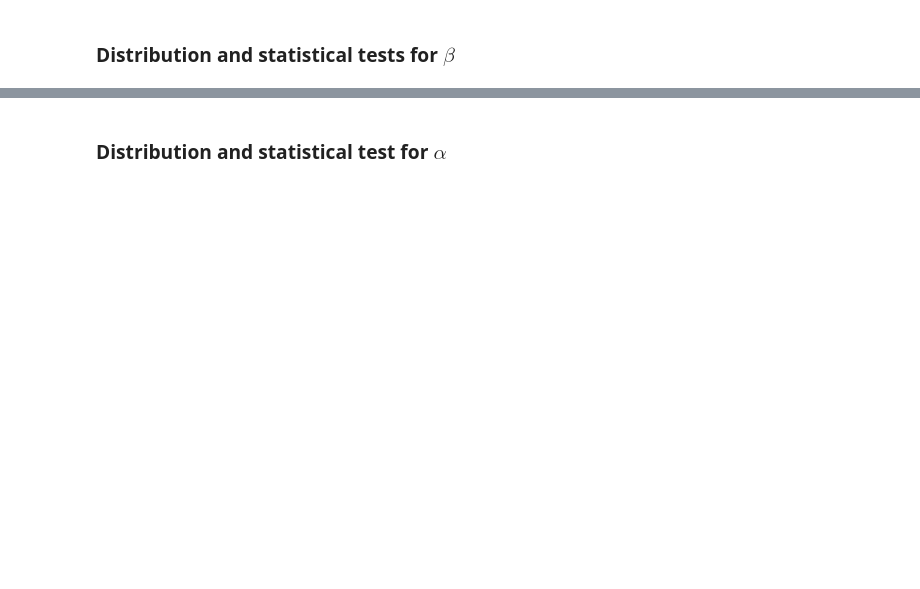
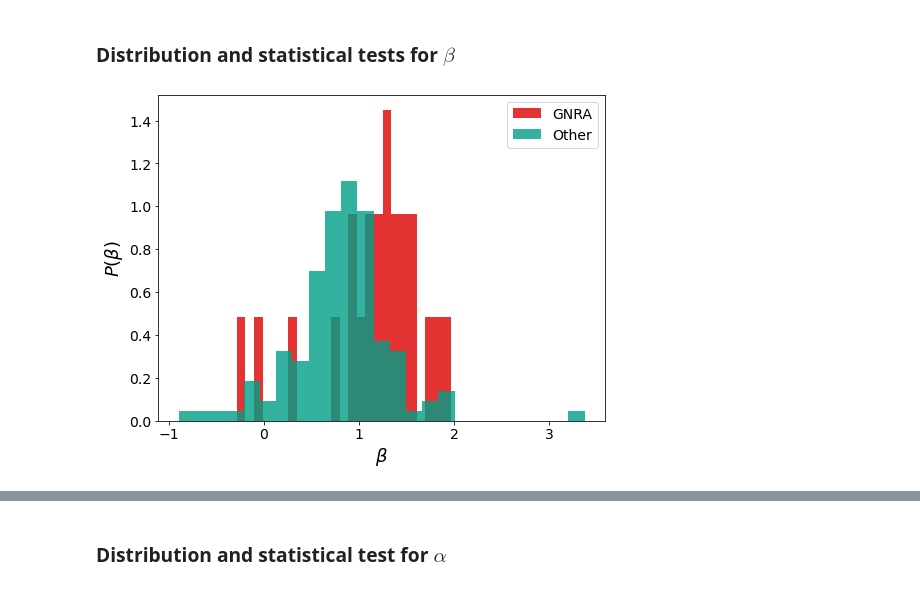
Before and after one commit to bussilab/shape-grandcanonical-md, a Jupyter notebook: notebooks/experiments.ipynb, the cells around one changed output, grey strips where cells are left out. Saved outputs shown, nothing was run; the diff lists cells and outputs as text; code cells hidden in the pictures; blank space fills up the shorter version.

```diff
--- a/notebooks/experiments.ipynb
+++ b/notebooks/experiments.ipynb
@@ -336,5 +334,36 @@ plt.savefig("/Users/nicola.calonaci/Documents/GitHub/paper-shapemd/Figures/beta_
 # %% [markdown]
 ### Distribution and statistical tests for $\beta$
+# %%
+plt.figure(figsize = (8,6))
+
+pal = {"GNRA": "#DC0000FF", "Other" : '#00A087FF'}
+
+
+plt.hist(gnra_beta,
+         label = "GNRA",
+        color = pal["GNRA"],
+        bins = 25,
+        density = True,
+        alpha = .8)
+
+plt.hist(other_beta,
+         label = "Other",
+         bins = 25,
+        color = pal["Other"],
+        density = True,
+        alpha = .8)
+
+
+plt.ylabel(r"$P(\beta)$", size = 18)
+plt.xlabel(r"$\beta$", size = 18)
+
+plt.xticks(size = 14)
+plt.yticks(size = 14)
+
+plt.legend(fontsize = 14)
+plt.savefig("/Users/nicola.calonaci/Documents/GitHub/paper-shapemd/Figures/beta_exp_histogram.pdf", dpi = 300)
+# %% [output]
+[figure, added]
 # %%
 from scipy import stats
 
```
Also changed, not shown: parts of 10 cells of this notebook.
